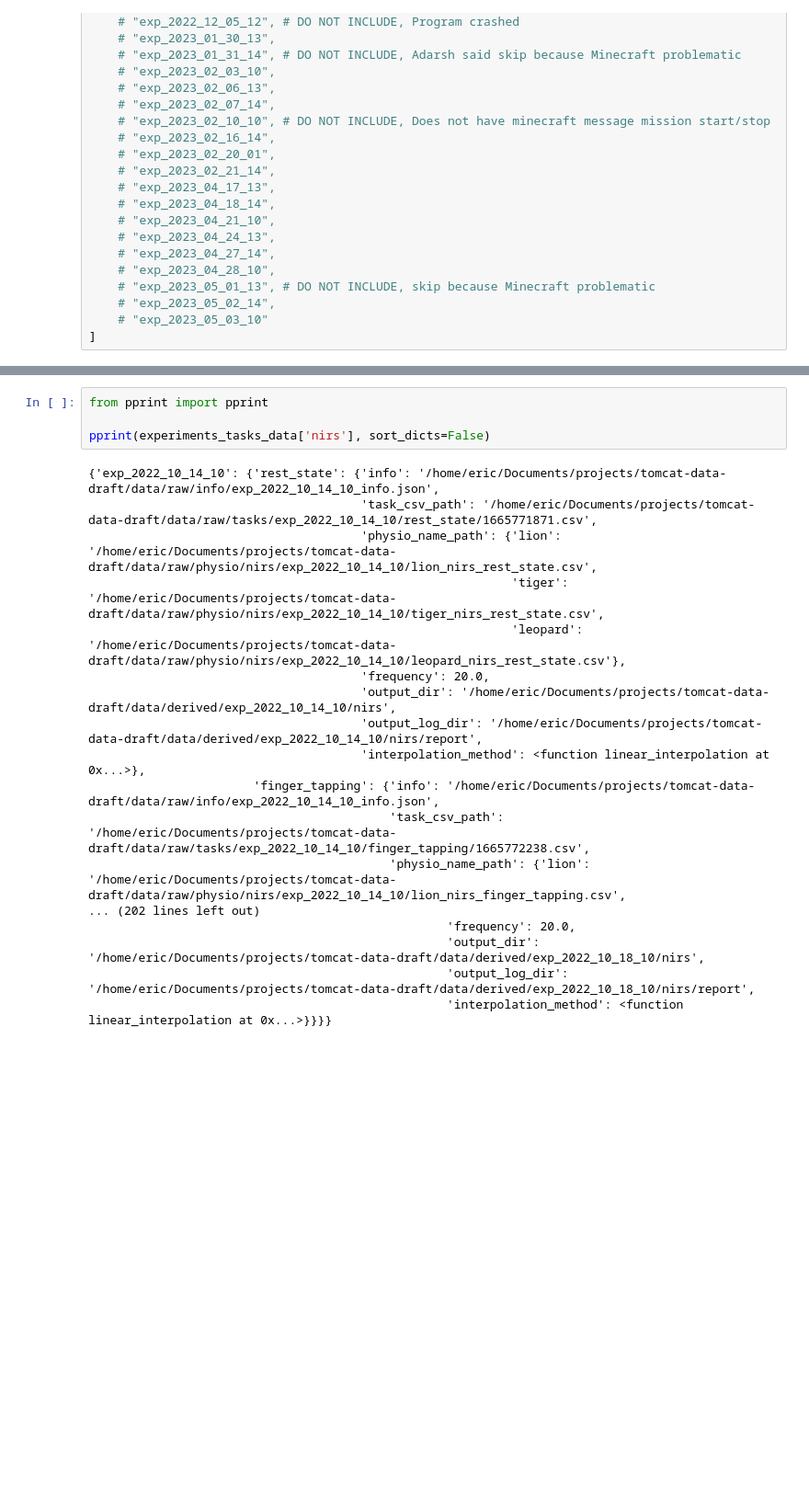
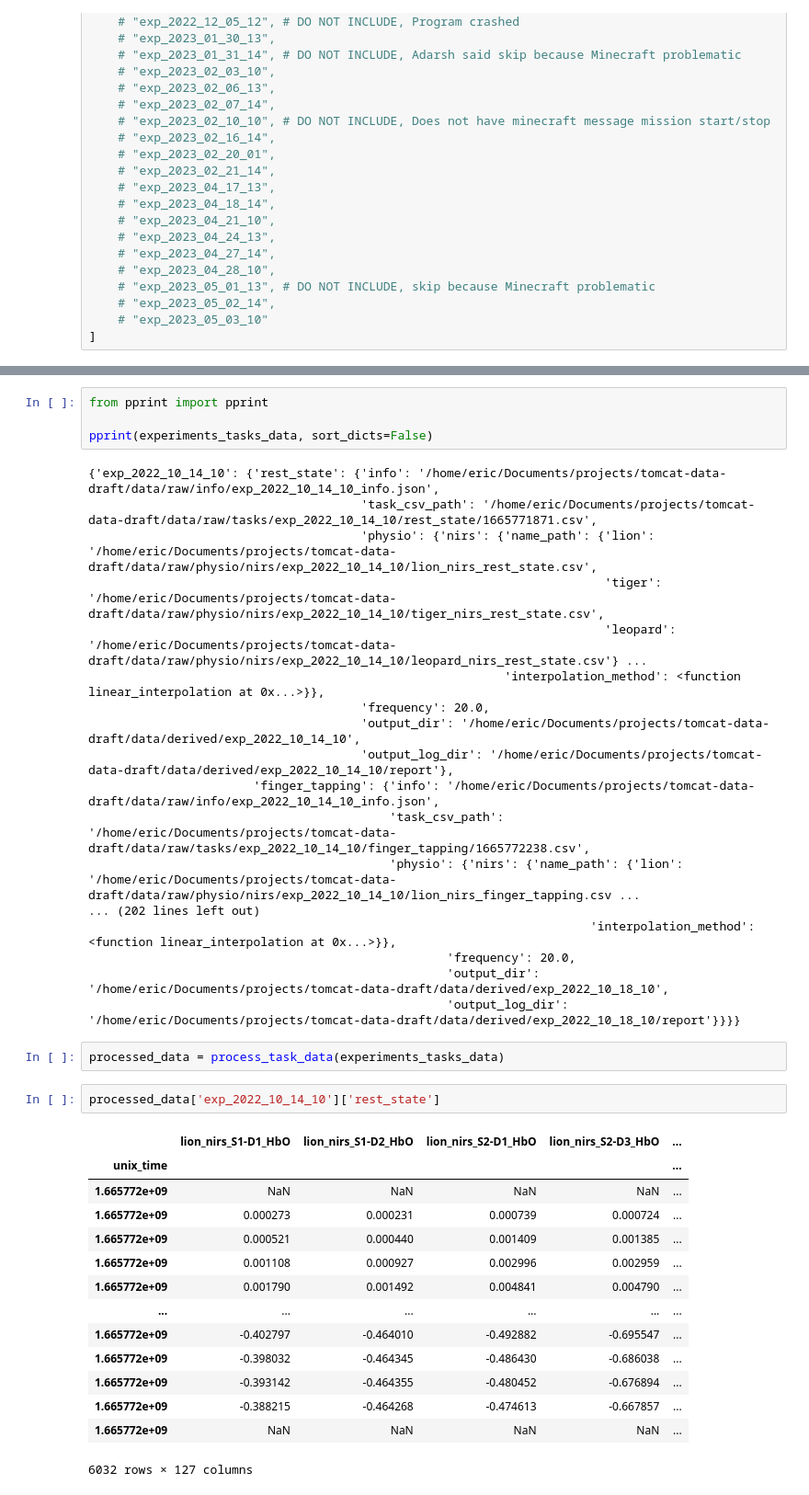
Before and after one commit to eduongAZ/tomcat-data-draft, a Jupyter notebook: code/draft.ipynb, the cells around one changed output, grey strips where cells are left out. Shown at 92% size. Drawn from its saved outputs; the diff is of its cells as text; blank space fills up the shorter version.

Commit message:
Update data prep, process rest state

```diff
--- a/code/draft.ipynb
+++ b/code/draft.ipynb
@@ -94,22 +95,41 @@ Minecraft missions prepared.
 # %%
 from pprint import pprint
 
-pprint(experiments_tasks_data['nirs'], sort_dicts=False)
+pprint(experiments_tasks_data, sort_dicts=False)
 # %% [output]
 {'exp_2022_10_14_10': {'rest_state': {'info': '/home/eric/Documents/projects/tomcat-data-draft/data/raw/info/exp_2022_10_14_10_info.json',
                                       'task_csv_path': '/home/eric/Documents/projects/tomcat-data-draft/data/raw/tasks/exp_2022_10_14_10/rest_state/1665771871.csv',
-                                      'physio_name_path': {'lion': '/home/eric/Documents/projects/tomcat-data-draft/data/raw/physio/nirs/exp_2022_10_14_10/lion_nirs_rest_state.csv',
-                                                           'tiger': '/home/eric/Documents/projects/tomcat-data-draft/data/raw/physio/nirs/exp_2022_10_14_10/tiger_nirs_rest_state.csv',
-                                                           'leopard': '/home/eric/Documents/projects/tomcat-data-draft/data/raw/physio/nirs/exp_2022_10_14_10/leopard_nirs_rest_state.csv'},
+                                      'physio': {'nirs': {'name_path': {'lion': '/home/eric/Documents/projects/tomcat-data-draft/data/raw/physio/nirs/exp_2022_10_14_10/lion_nirs_rest_state.csv',
+                                                                        'tiger': '/home/eric/Documents/projects/tomcat-data-draft/data/raw/physio/nirs/exp_2022_10_14_10/tiger_nirs_rest_state.csv',
+                                                                        'leopard': '/home/eric/Documents/projects/tomcat-data-draft/data/raw/physio/nirs/exp_2022_10_14_10/leopard_nirs_rest_state.csv'} ...
+                                                          'interpolation_method': <function linear_interpolation at 0x...>}},
                                       'frequency': 20.0,
-                                      'output_dir': '/home/eric/Documents/projects/tomcat-data-draft/data/derived/exp_2022_10_14_10/nirs',
-                                      'output_log_dir': '/home/eric/Documents/projects/tomcat-data-draft/data/derived/exp_2022_10_14_10/nirs/report',
-                                      'interpolation_method': <function linear_interpolation at 0x...>},
+                                      'output_dir': '/home/eric/Documents/projects/tomcat-data-draft/data/derived/exp_2022_10_14_10',
+                                      'output_log_dir': '/home/eric/Documents/projects/tomcat-data-draft/data/derived/exp_2022_10_14_10/report'},
                        'finger_tapping': {'info': '/home/eric/Documents/projects/tomcat-data-draft/data/raw/info/exp_2022_10_14_10_info.json',
                                           'task_csv_path': '/home/eric/Documents/projects/tomcat-data-draft/data/raw/tasks/exp_2022_10_14_10/finger_tapping/1665772238.csv',
-                                          'physio_name_path': {'lion': '/home/eric/Documents/projects/tomcat-data-draft/data/raw/physio/nirs/exp_2022_10_14_10/lion_nirs_finger_tapping.csv',
+                                          'physio': {'nirs': {'name_path': {'lion': '/home/eric/Documents/projects/tomcat-data-draft/data/raw/physio/nirs/exp_2022_10_14_10/lion_nirs_finger_tapping.csv ...
 ... (202 lines left out)
+                                                                      'interpolation_method': <function linear_interpolation at 0x...>}},
                                                   'frequency': 20.0,
-                                                  'output_dir': '/home/eric/Documents/projects/tomcat-data-draft/data/derived/exp_2022_10_18_10/nirs',
-                                                  'output_log_dir': '/home/eric/Documents/projects/tomcat-data-draft/data/derived/exp_2022_10_18_10/nirs/report',
-                                                  'interpolation_method': <function linear_interpolation at 0x...>}}}}
+                                                  'output_dir': '/home/eric/Documents/projects/tomcat-data-draft/data/derived/exp_2022_10_18_10',
+                                                  'output_log_dir': '/home/eric/Documents/projects/tomcat-data-draft/data/derived/exp_2022_10_18_10/report'}}}}
+# %%
+processed_data = process_task_data(experiments_tasks_data)
+# %%
+processed_data['exp_2022_10_14_10']['rest_state']
+# %% [output]
+|  | lion_nirs_S1-D1_HbO | lion_nirs_S1-D2_HbO | lion_nirs_S2-D1_HbO | lion_nirs_S2-D3_HbO | ... |
+| unix_time |  |  |  |  | ... |
+| 1.665772e+09 | NaN | NaN | NaN | NaN | ... |
+| 1.665772e+09 | 0.000273 | 0.000231 | 0.000739 | 0.000724 | ... |
+| 1.665772e+09 | 0.000521 | 0.000440 | 0.001409 | 0.001385 | ... |
+| 1.665772e+09 | 0.001108 | 0.000927 | 0.002996 | 0.002959 | ... |
+| 1.665772e+09 | 0.001790 | 0.001492 | 0.004841 | 0.004790 | ... |
+| ... | ... | ... | ... | ... | ... |
+| 1.665772e+09 | -0.402797 | -0.464010 | -0.492882 | -0.695547 | ... |
+| 1.665772e+09 | -0.398032 | -0.464345 | -0.486430 | -0.686038 | ... |
+| 1.665772e+09 | -0.393142 | -0.464355 | -0.480452 | -0.676894 | ... |
+| 1.665772e+09 | -0.388215 | -0.464268 | -0.474613 | -0.667857 | ... |
+| 1.665772e+09 | NaN | NaN | NaN | NaN | ... |
+6032 rows × 127 columns
```
Also changed, not shown: parts of 2 cells of this notebook, 22 other files.
